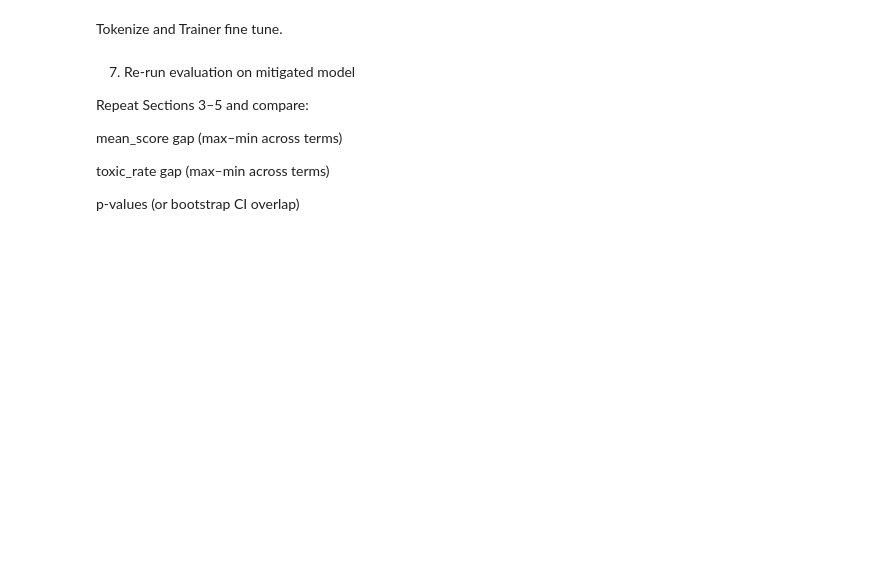
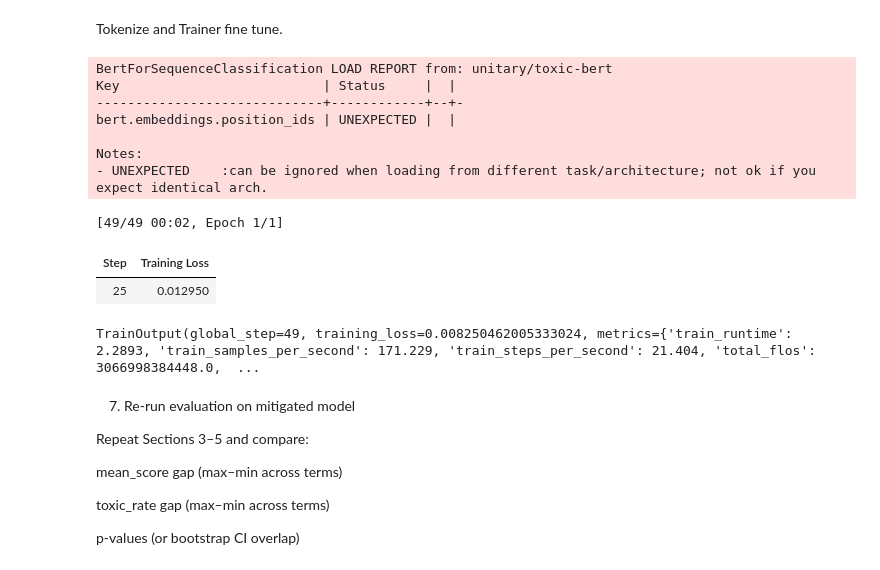
Before and after one commit to Gink3/CS7325-Labs, a Jupyter notebook: Lab1/Lab 1.ipynb, the cells around one changed output. Drawn from its saved outputs; the diff is of its cells as text; code cells hidden in the pictures; blank space fills up the shorter version.

```diff
--- a/Lab1/Lab 1.ipynb
+++ b/Lab1/Lab 1.ipynb
@@ -461,36 +578,59 @@ Tokenize and Trainer fine tune.
 # %%
 train_ds = Dataset.from_pandas(train_cda.reset_index(drop=True))
 
-def tok(batch):
-    return tokenizer(batch["text"], truncation=True)
+mit_model = AutoModelForSequenceClassification.from_pretrained(MODEL_NAME)
 
-train_ds = train_ds.map(tok, batched=True)
+label2id = {v.lower(): int(k) for k, v in mit_model.config.id2label.items()}
+toxic_idx = label2id[TOXIC_LABEL.lower()]
+num_labels = mit_model.config.num_labels
+
+def preprocess(batch):
+    enc = tokenizer(batch["text"], truncation=True)
+    y = []
+    for lbl in batch["label"]:
+        vec = [0.0] * num_labels
+        vec[toxic_idx] = float(lbl)   # only supervise the toxic head
+        y.append(vec)
+    enc["labels"] = y
+    return enc
+
+train_ds = train_ds.map(preprocess, batched=True, remove_columns=train_ds.column_names)
 collator = DataCollatorWithPadding(tokenizer)
-
-mit_model = AutoModelForSequenceClassification.from_pretrained(MODEL_NAME)
 
 args = TrainingArguments(
     output_dir="./mitigated_cda_model",
     learning_rate=2e-5,
     per_device_train_batch_size=8,
-    num_train_epochs=1,     # bump to 2 if you have time
+    num_train_epochs=1,
     weight_decay=0.01,
     logging_steps=25,
     save_strategy="no",
     report_to="none",
     seed=SEED,
     fp16=torch.cuda.is_available()
 )
 
 trainer = Trainer(
     model=mit_model,
     args=args,
     train_dataset=train_ds,
-    tokenizer=tokenizer,
+    processing_class=tokenizer,
     data_collator=collator
 )
 
 trainer.train()
+# %% [output]
+BertForSequenceClassification LOAD REPORT from: unitary/toxic-bert
+Key                          | Status     |  |
+-----------------------------+------------+--+-
+bert.embeddings.position_ids | UNEXPECTED |  |
+
+Notes:
+- UNEXPECTED    :can be ignored when loading from different task/architecture; not ok if you expect identical arch.
+[49/49 00:02, Epoch 1/1]
+| Step | Training Loss |
+| 25 | 0.012950 |
+TrainOutput(global_step=49, training_loss=0.008250462005333024, metrics={'train_runtime': 2.2893, 'train_samples_per_second': 171.229, 'train_steps_per_second': 21.404, 'total_flos': 3066998384448.0,  ...
 # %% [markdown]
 7) Re-run evaluation on mitigated model
 
```
Also changed, not shown: parts of 14 cells of this notebook.
